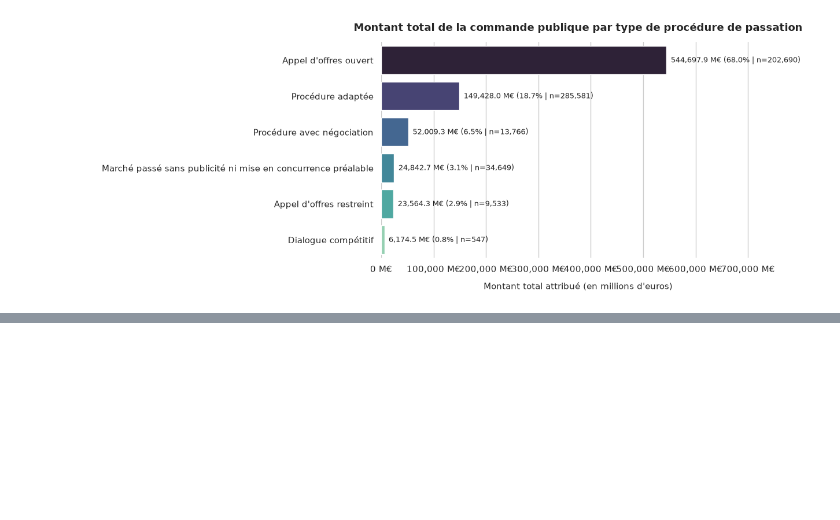
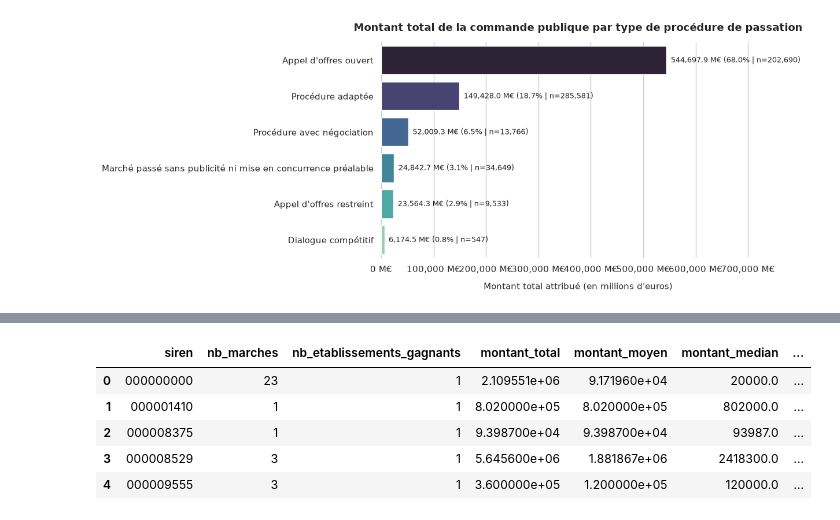
Before and after one commit to Glemesre/2A-Python-pour-la-data-science, a Jupyter notebook: main.ipynb, the cells around one changed output, grey strips where cells are left out. Drawn from its saved outputs; the diff is of its cells as text; code cells hidden in the pictures; blank space fills up the shorter version.

```diff
--- a/main.ipynb
+++ b/main.ipynb
@@ -884,0 +875,92 @@ NameError: name 'df_proc' is not defined
+# %%
+# ==============================================================================
+# ÉTAPE 1 : Agréger df_final à 1 ligne par SIREN (niveau entreprise à 9 chiffres)
+# ==============================================================================
+df_work = df_final[df_final["siret"].notna()].copy()
+
+# Extraire le SIREN à 9 chiffres en tronquant le numéro SIRET
+df_work["siren"] = df_work["siret"].astype(str).str.strip().str.zfill(14).str[:9]
+
+# Fonction auxiliaire pour récupérer la modalité la plus fréquente (mode) par SIREN
+def first_mode(series):
+    m = series.dropna().mode()
+    return m.iloc[0] if not m.empty else None
+
+# Construction dynamique du dictionnaire d'agrégation
+agg_dict = {
+    "nb_marches": ("id", "nunique"),
+    "nb_etablissements_gagnants": ("siret", "nunique"),
+    "montant_total": ("montant_part", "sum"),
+    "montant_moyen": ("montant_part", "mean"),
+    "montant_median": ("montant_part", "median"),
+    "montant_annualise_total": ("montant_annualise", "sum"),
+    "naf_section_principale": ("naf_section", first_mode),
+    "naf_division_principale": ("naf_division", first_mode),
+    "tranche_effectifs_max": ("trancheEffectifsEtablissement", "max"),
+    "dep_principal": ("dep_titulaire", first_mode),
+    "a_gagne_via_siege": ("etablissementSiege", "any"),
+}
+
+# Ajoute le nom de l'entreprise uniquement si une colonne de nom existe dans df_final
+for col_nom in ["titulaire_nom", "denominationUniteLegale", "nom"]:
+    if col_nom in df_work.columns:
+        agg_dict["entreprise_nom"] = (col_nom, "first")
+        break
+
+df_siren_decp = df_work.groupby("siren", as_index=False).agg(**agg_dict)
+
+# ==============================================================================
+# ÉTAPE 2 : Charger (avec filtre) et dédoublonner les ratios INPI/BCE par SIREN
+# ==============================================================================
+# Remplacez cette URL par le lien exact de votre fichier ratios_inpi_bce(1).parquet
+URL_INPI = "https://minio.lab.sspcloud.fr/glemesre/diffusion/ratios_inpi_bce(1).parquet"
+
+# Récupérer la liste des SIREN uniques présents dans la base DECP
+sirens_decp = df_siren_decp["siren"].dropna().unique().tolist()
+
+# Charger uniquement les lignes correspondant à vos entreprises DECP
+df_inpi = pd.read_parquet(
+    URL_INPI,
+    filters=[("siren", "in", sirens_decp)],
+)
+
+# Normaliser le format de la colonne 'siren' sur 9 caractères
+df_inpi["siren"] = df_inpi["siren"].astype(str).str.strip().str.zfill(9)
+
+# Convertir 'date_cloture_exercice' au format datetime pour trier chronologiquement
+df_inpi["date_cloture_exercice"] = pd.to_datetime(
+    df_inpi["date_cloture_exercice"], errors="coerce"
+)
+
+# Trier pour garder par SIREN :
+# 1. L'exercice le plus récent ('date_cloture_exercice' décroissant)
+# 2. En cas de doublon sur la même date, privilégier les bilans complets ('C') ou consolidés ('K') avant simplifiés ('S')
+df_inpi_latest = (
+    df_inpi.sort_values(
+        by=["siren", "date_cloture_exercice", "type_bilan"],
+        ascending=[True, False, True],
+    )
+    .drop_duplicates(subset=["siren"], keep="first")
+)
+
+# ==============================================================================
+# ÉTAPE 3 : Jointure à gauche (1-pour-1) et diagnostic du taux d'appariement
+# ==============================================================================
+df_entreprise = pd.merge(
+    df_siren_decp,
+    df_inpi_latest,
+    on="siren",
+    how="left",
+    validate="one_to_one",  # Garantit l'absence de multiplication accidentelle des lignes
+)
+
+# Affichage de contrôle
+n_total = len(df_entreprise)
+n_inpi_present = df_entreprise["date_cloture_exercice"].notna().sum()
+n_ca_disponible = df_entreprise["chiffre_d_affaires"].notna().sum()
+
+print(f"Entreprises uniques (SIREN) dans DECP : {n_total:,}")
+print(f"Entreprises présentes dans la base INPI : {n_inpi_present:,} ({n_inpi_present / n_total:.1%})")
+print(f"Entreprises avec chiffre d'affaires non confidentiel : {n_ca_disponible:,} ({n_ca_disponible / n_total:.1%})")
+df_entreprise.head()
+# %% [output]
@@ -884,0 +970,6 @@ NameError: name 'df_proc' is not defined
+|  | siren | nb_marches | nb_etablissements_gagnants | montant_total | montant_moyen | montant_median | ... |
+| 0 | 000000000 | 23 | 1 | 2.109551e+06 | 9.171960e+04 | 20000.0 | ... |
+| 1 | 000001410 | 1 | 1 | 8.020000e+05 | 8.020000e+05 | 802000.0 | ... |
+| 2 | 000008375 | 1 | 1 | 9.398700e+04 | 9.398700e+04 | 93987.0 | ... |
+| 3 | 000008529 | 3 | 1 | 5.645600e+06 | 1.881867e+06 | 2418300.0 | ... |
+| 4 | 000009555 | 3 | 1 | 3.600000e+05 | 1.200000e+05 | 120000.0 | ... |
```
Also changed, not shown: parts of 8 cells of this notebook, 3 other files.
